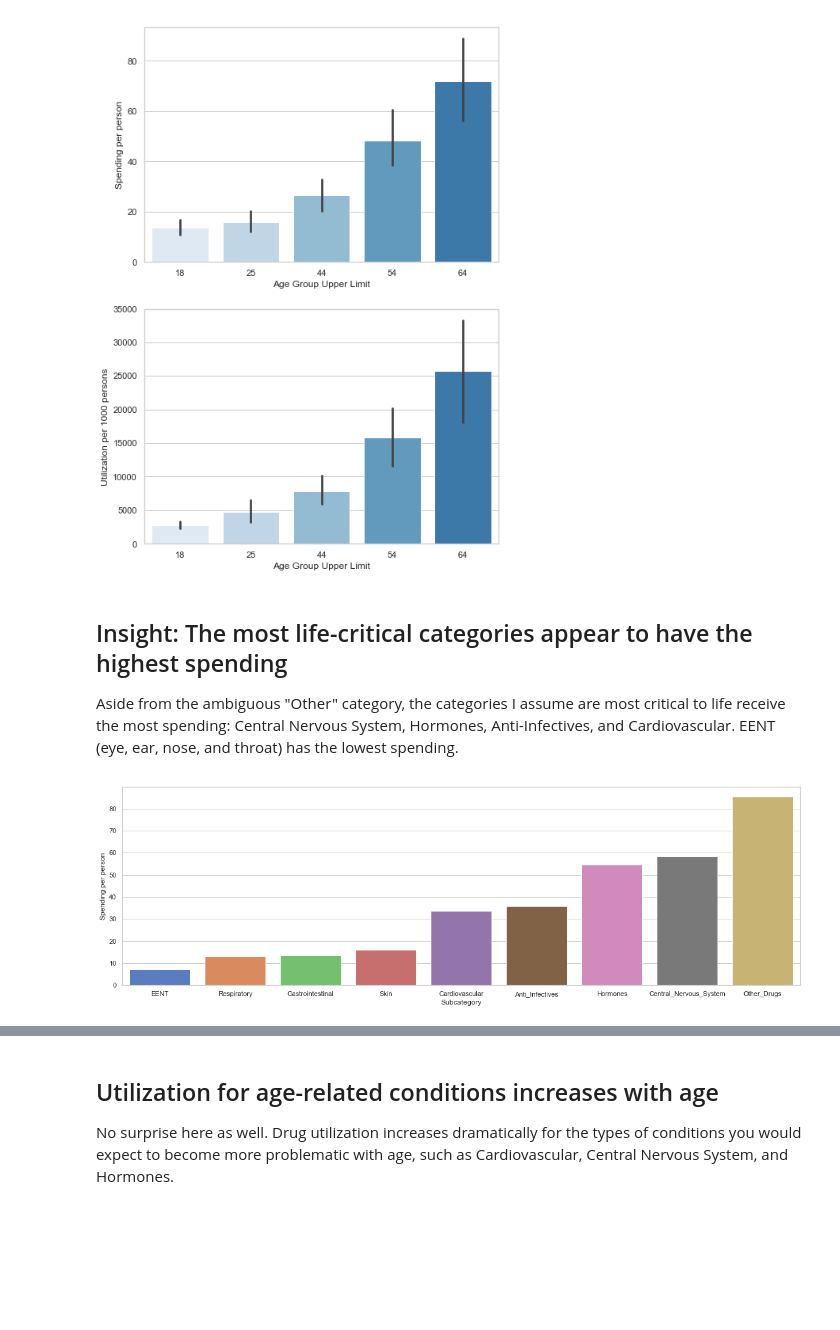
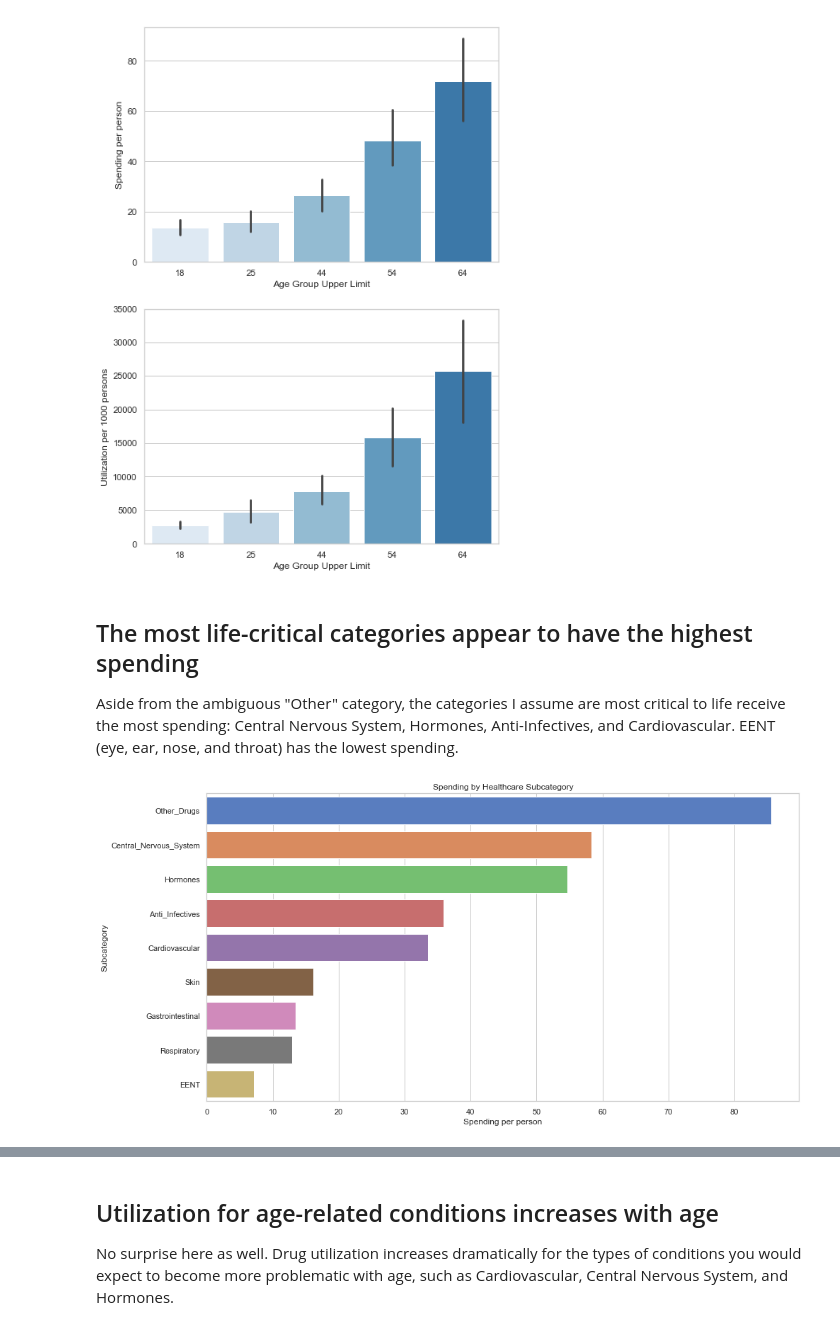
Before and after one commit to tylerbittner/datascience-bootcamp, a Jupyter notebook: week-5/Exercise Part 2 - Data Visualizations.ipynb, the cells around one changed output, grey strips where cells are left out. Saved outputs shown, nothing was run; the diff lists cells and outputs as text; code cells hidden in the pictures; blank space fills up the shorter version.

```diff
--- a/week-5/Exercise Part 2 - Data Visualizations.ipynb
+++ b/week-5/Exercise Part 2 - Data Visualizations.ipynb
@@ -53,16 +51,17 @@ plt.show()
 # %% [output]
 [figure]
 # %% [markdown]
-## Insight: The most life-critical categories appear to have the highest spending
+## The most life-critical categories appear to have the highest spending
 Aside from the ambiguous "Other" category, the categories I assume are most critical to life receive the most spending: Central Nervous System, Hormones, Anti-Infectives, and Cardiovascular.  EENT (eye, ear, nose, and throat) has the lowest spending.
 # %%
-df_sorted = df.groupby('Subcategory').mean().sort_values('Spending per person')
+df_sorted = df.groupby('Subcategory').mean().sort_values('Spending per person', ascending=False)
 df_sorted.reset_index(inplace=True)
 df_sorted.head()
 
-plt.figure(figsize = (20, 6))
+plt.figure(figsize = (15, 8))
 sns.set_palette(sns.color_palette("muted"))
-sns.barplot(x='Subcategory', y='Spending per person', data=df_sorted)
+sns.barplot(x='Spending per person', y='Subcategory', data=df_sorted)
+plt.title('Spending by Healthcare Subcategory')
 plt.show()
 # %% [output]
-[figure, old version]
+[figure, new version]
```
Also changed, not shown: parts of 5 cells of this notebook, 1 other file.
